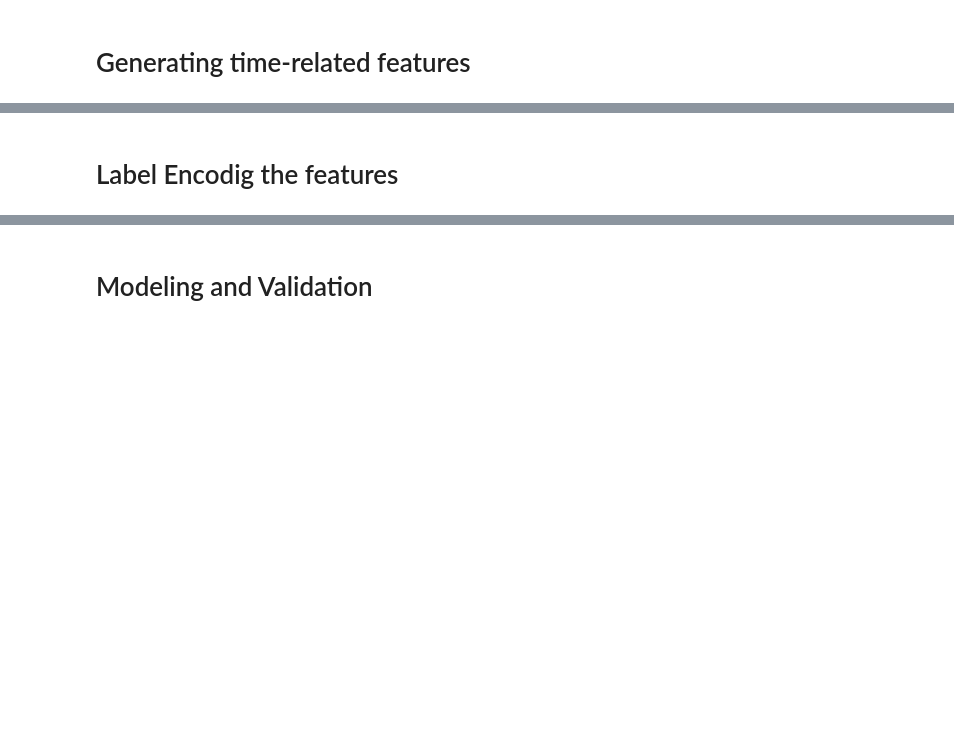
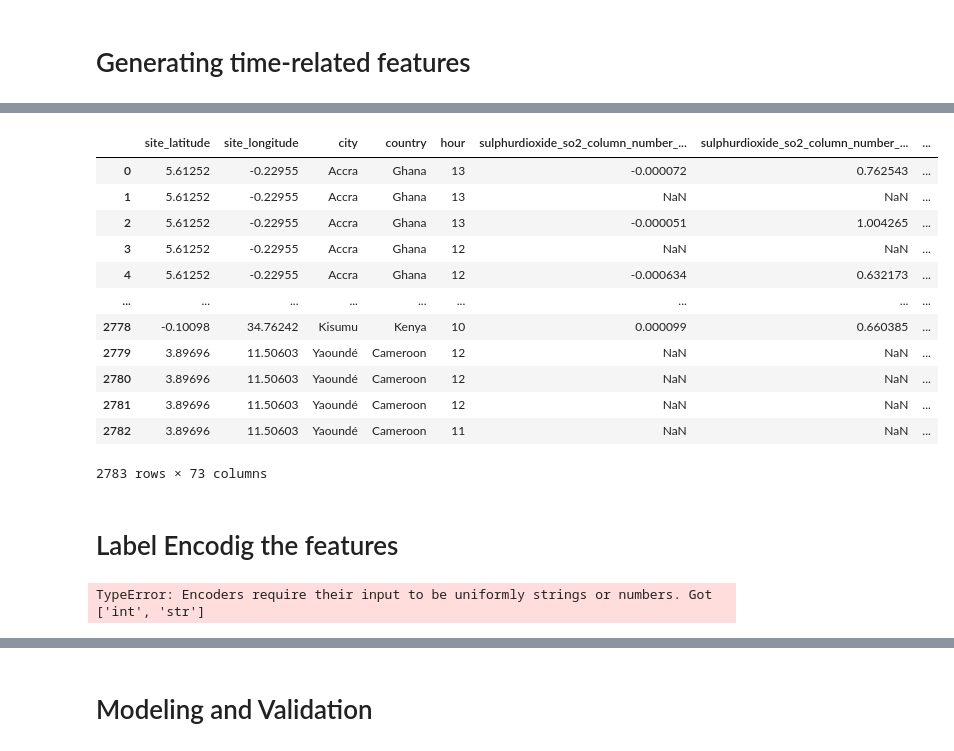
Before and after one commit to A7med7x7/AirQo-Experimentation, a Jupyter notebook: notebooks/main.ipynb, the cells around one changed output, grey strips where cells are left out. Cells and saved outputs as stored; diff of their text form; code cells hidden in the pictures; blank space fills up the shorter version.

```diff
--- a/notebooks/main.ipynb
+++ b/notebooks/main.ipynb
@@ -104,7 +132,33 @@ for df in (train,test):
+# %%
+test
+# %% [output]
+|  | site_latitude | site_longitude | city | country | hour | sulphurdioxide_so2_column_number_... | sulphurdioxide_so2_column_number_... | ... |
+| 0 | 5.61252 | -0.22955 | Accra | Ghana | 13 | -0.000072 | 0.762543 | ... |
+| 1 | 5.61252 | -0.22955 | Accra | Ghana | 13 | NaN | NaN | ... |
+| 2 | 5.61252 | -0.22955 | Accra | Ghana | 13 | -0.000051 | 1.004265 | ... |
+| 3 | 5.61252 | -0.22955 | Accra | Ghana | 12 | NaN | NaN | ... |
+| 4 | 5.61252 | -0.22955 | Accra | Ghana | 12 | -0.000634 | 0.632173 | ... |
+| ... | ... | ... | ... | ... | ... | ... | ... | ... |
+| 2778 | -0.10098 | 34.76242 | Kisumu | Kenya | 10 | 0.000099 | 0.660385 | ... |
+| 2779 | 3.89696 | 11.50603 | Yaoundé | Cameroon | 12 | NaN | NaN | ... |
+| 2780 | 3.89696 | 11.50603 | Yaoundé | Cameroon | 12 | NaN | NaN | ... |
+| 2781 | 3.89696 | 11.50603 | Yaoundé | Cameroon | 12 | NaN | NaN | ... |
+| 2782 | 3.89696 | 11.50603 | Yaoundé | Cameroon | 11 | NaN | NaN | ... |
+2783 rows × 73 columns
 # %%
 groups = train['city'] # the groups used in grouped kfold
 # %% [markdown]
 # Label Encodig the features
+# %%
+le = LabelEncoder()
+def label_encoder(train_data, test_data):
+  for column in ['city','country']:
+      letrans = le.fit_transform(pd.concat([train_data,test_data])[column])
+      train_data[column] = letrans[:len(train_data)]
+      test_data[column] = letrans[len(train_data):]
+label_encoder(train,test)
+# %% [output]
+TypeError: Encoders require their input to be uniformly strings or numbers. Got ['int', 'str']
 # %%
 le = LabelEncoder()
 for column in ['city','country']:
```
Also changed, not shown: parts of 7 cells of this notebook.
